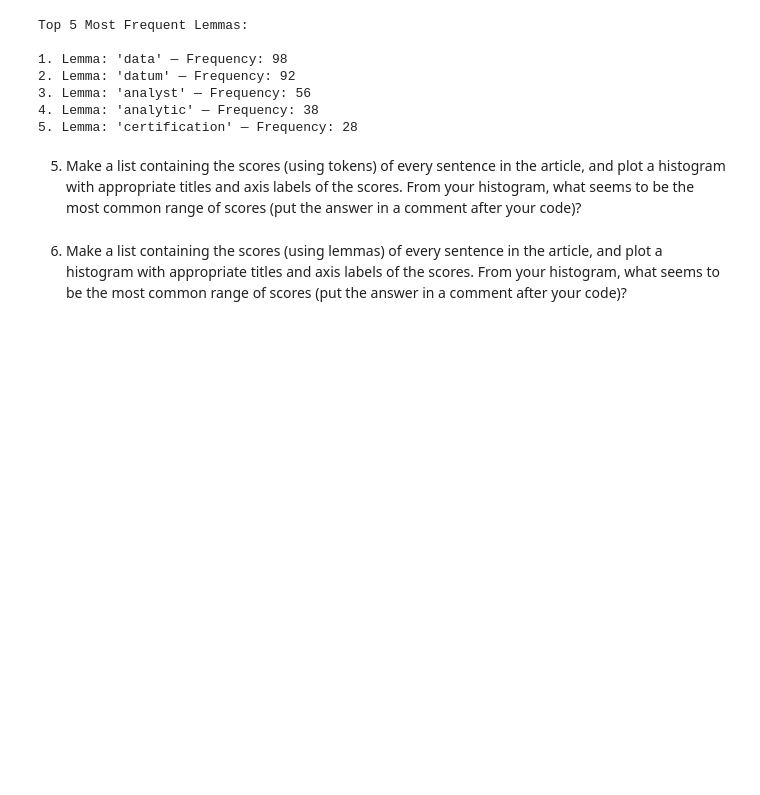
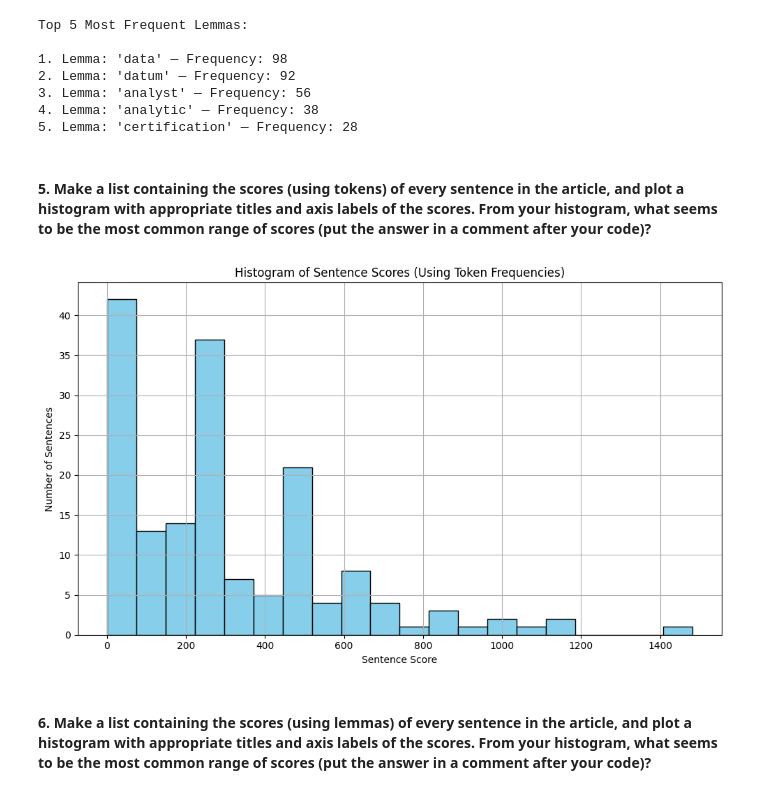
Before and after one commit to s256657/article-summarizer, a Jupyter notebook: article-summarizer.ipynb, the cells around one changed output. Saved outputs shown, nothing was run; the diff lists cells and outputs as text; code cells hidden in the pictures; blank space fills up the shorter version.

```diff
--- a/article-summarizer.ipynb
+++ b/article-summarizer.ipynb
@@ -173,6 +173,49 @@ Top 5 Most Frequent Lemmas:
 4. Lemma: 'analytic' — Frequency: 38
 5. Lemma: 'certification' — Frequency: 28
 # %% [markdown]
-5. Make a list containing the scores (using tokens) of every sentence in the article, and plot a histogram with appropriate titles and axis labels of the scores. From your histogram, what seems to be the most common range of scores (put the answer in a comment after your code)?
+#### 5. Make a list containing the scores (using tokens) of every sentence in the article, and plot a histogram with appropriate titles and axis labels of the scores. From your histogram, what seems to be the most common range of scores (put the answer in a comment after your code)?
+# %%
+# Load spaCy model
+nlp = spacy.load("en_core_web_sm")
+
+# Read and extract text from HTML
+with open("article.html", "r", encoding="utf-8") as file:
+    soup = BeautifulSoup(file.read(), "html.parser")
+    text = soup.get_text()
+
+# Process entire article
+doc = nlp(text)
+
+# Get token frequency across entire article
+tokens = [
+    token.text.lower()
+    for token in doc
+    if not token.is_stop and not token.is_punct and token.is_alpha
+]
+token_freq = Counter(tokens)
+
+# Score each sentence using token frequencies
+sentence_scores = []
+for sent in doc.sents:
+    sent_score = sum(
+        token_freq[token.text.lower()]
+        for token in sent
+        if not token.is_stop and not token.is_punct and token.is_alpha
+    )
+    sentence_scores.append(sent_score)
+
+# Plot histogram
+plt.figure(figsize=(10, 6))
+plt.hist(sentence_scores, bins=20, color='skyblue', edgecolor='black')
+plt.title("Histogram of Sentence Scores (Using Token Frequencies)")
+plt.xlabel("Sentence Score")
+plt.ylabel("Number of Sentences")
+plt.grid(True)
+plt.tight_layout()
+plt.show()
+
+# Based on the histogram my observations show the most common scores are all below 300 with a spike right at 300.
+# %% [output]
+[figure, added]
 # %% [markdown]
-6. Make a list containing the scores (using lemmas) of every sentence in the article, and plot a histogram with appropriate titles and axis labels of the scores.  From your histogram, what seems to be the most common range of scores (put the answer in a comment after your code)?
+#### 6. Make a list containing the scores (using lemmas) of every sentence in the article, and plot a histogram with appropriate titles and axis labels of the scores.  From your histogram, what seems to be the most common range of scores (put the answer in a comment after your code)?
```
Also changed, not shown: parts of 12 cells of this notebook.
